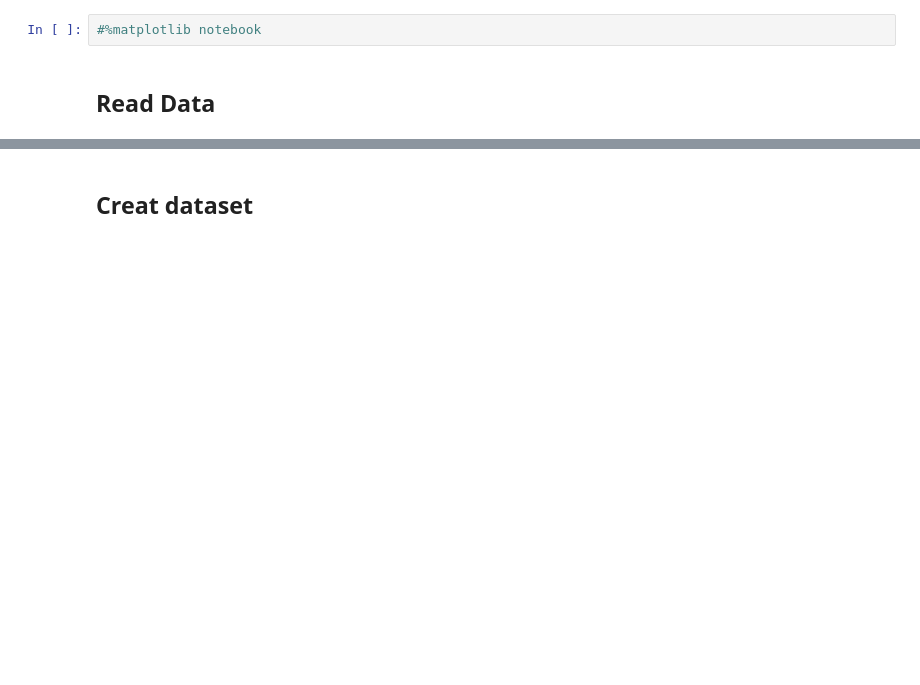
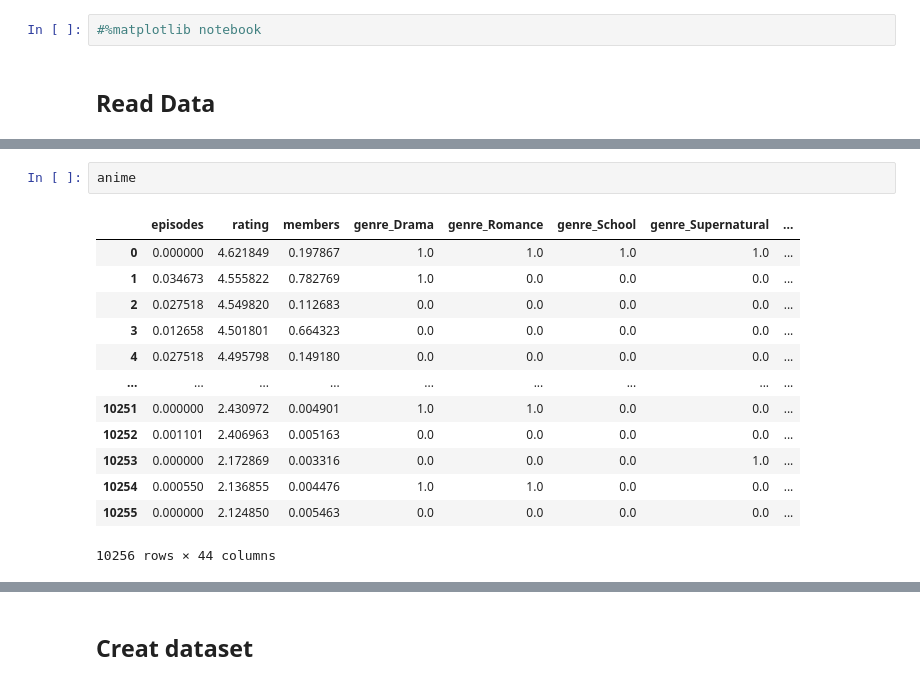
Before and after one commit to xiw019/CCXXXIII---COGS-118B-Final-Project, a Jupyter notebook: Kmeans_clustering_recommend.ipynb, the cells around one changed output, grey strips where cells are left out. Saved outputs shown, nothing was run; the diff lists cells and outputs as text; blank space fills up the shorter version.

```diff
--- a/Kmeans_clustering_recommend.ipynb
+++ b/Kmeans_clustering_recommend.ipynb
@@ -21,0 +39,16 @@ animeWithName = pd.read_csv(os.path.join(data_path,'anime_cleaned.csv'))
+# %%
+anime
+# %% [output]
+|  | episodes | rating | members | genre_Drama | genre_Romance | genre_School | genre_Supernatural | ... |
+| 0 | 0.000000 | 4.621849 | 0.197867 | 1.0 | 1.0 | 1.0 | 1.0 | ... |
+| 1 | 0.034673 | 4.555822 | 0.782769 | 1.0 | 0.0 | 0.0 | 0.0 | ... |
+| 2 | 0.027518 | 4.549820 | 0.112683 | 0.0 | 0.0 | 0.0 | 0.0 | ... |
+| 3 | 0.012658 | 4.501801 | 0.664323 | 0.0 | 0.0 | 0.0 | 0.0 | ... |
+| 4 | 0.027518 | 4.495798 | 0.149180 | 0.0 | 0.0 | 0.0 | 0.0 | ... |
+| ... | ... | ... | ... | ... | ... | ... | ... | ... |
+| 10251 | 0.000000 | 2.430972 | 0.004901 | 1.0 | 1.0 | 0.0 | 0.0 | ... |
+| 10252 | 0.001101 | 2.406963 | 0.005163 | 0.0 | 0.0 | 0.0 | 0.0 | ... |
+| 10253 | 0.000000 | 2.172869 | 0.003316 | 0.0 | 0.0 | 0.0 | 1.0 | ... |
+| 10254 | 0.000550 | 2.136855 | 0.004476 | 1.0 | 1.0 | 0.0 | 0.0 | ... |
+| 10255 | 0.000000 | 2.124850 | 0.005463 | 0.0 | 0.0 | 0.0 | 0.0 | ... |
+10256 rows × 44 columns
```
Also changed, not shown: parts of 15 cells of this notebook, 2 other files.
